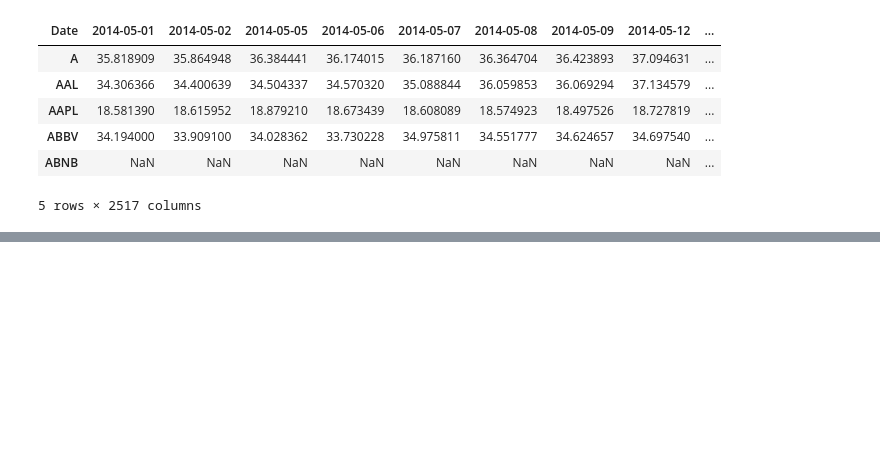
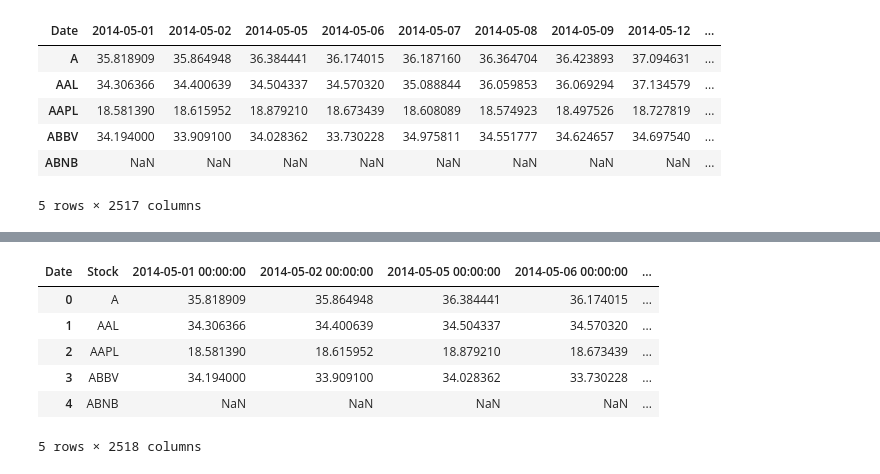
Before and after one commit to rsm-tiy020/Futuristic-Financial-Advisors-Repo, a Jupyter notebook: Analysis-beta-industry.ipynb, the cells around one changed output, grey strips where cells are left out. Drawn from its saved outputs; the diff is of its cells as text; code cells hidden in the pictures; blank space fills up the shorter version.

```diff
--- a/Analysis-beta-industry.ipynb
+++ b/Analysis-beta-industry.ipynb
@@ -43,0 +56,15 @@ df_prices.head()
+# %%
+# Reset the index to make the stock tickers a separate column
+df_prices.reset_index(inplace=True)
+
+# Rename the first column from 'Date' to 'Stock'
+df_prices.rename(columns={'index': 'Stock'}, inplace=True)
+df_prices.head()
+# %% [output]
+| Date | Stock | 2014-05-01 00:00:00 | 2014-05-02 00:00:00 | 2014-05-05 00:00:00 | 2014-05-06 00:00:00 | ... |
+| 0 | A | 35.818909 | 35.864948 | 36.384441 | 36.174015 | ... |
+| 1 | AAL | 34.306366 | 34.400639 | 34.504337 | 34.570320 | ... |
+| 2 | AAPL | 18.581390 | 18.615952 | 18.879210 | 18.673439 | ... |
+| 3 | ABBV | 34.194000 | 33.909100 | 34.028362 | 33.730228 | ... |
+| 4 | ABNB | NaN | NaN | NaN | NaN | ... |
+5 rows × 2518 columns
```
Also changed, not shown: parts of 6 cells of this notebook, 2 other files.
